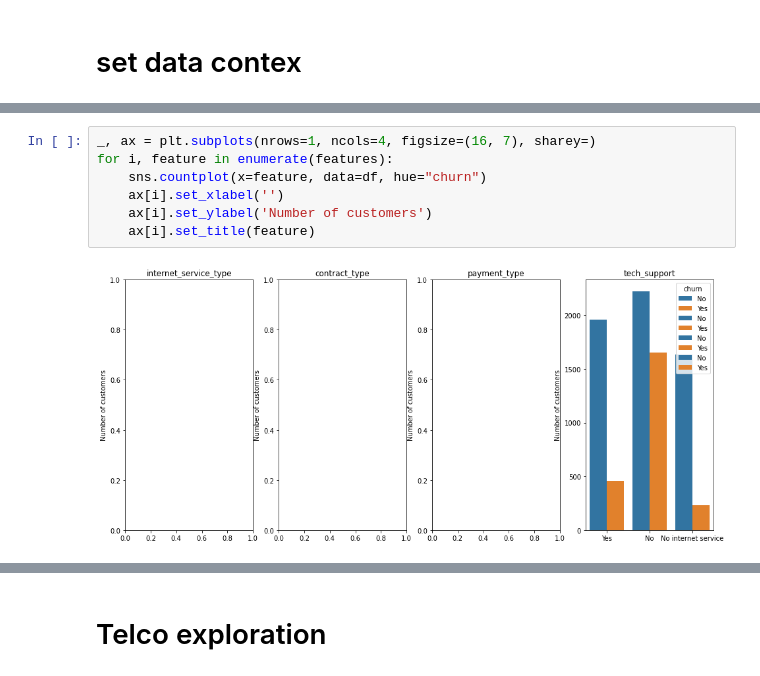
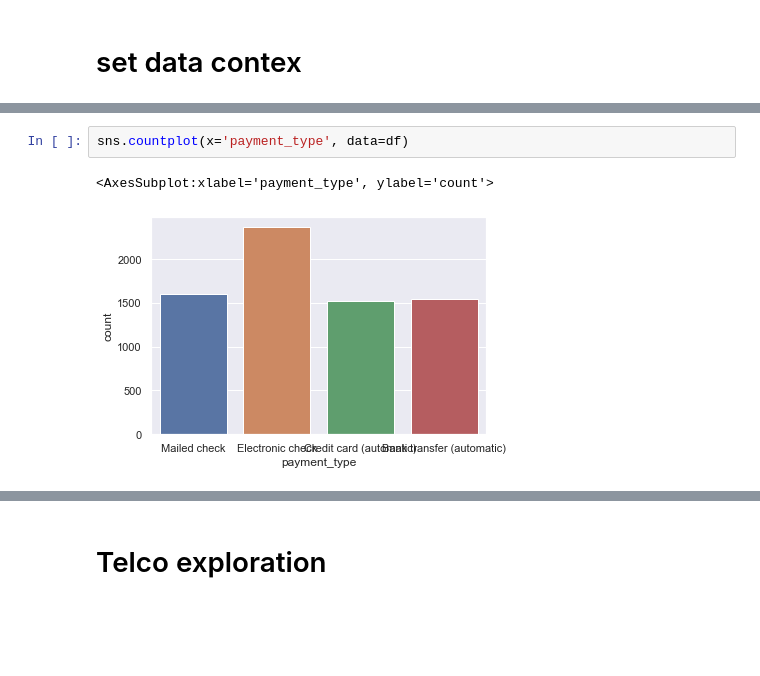
Before and after one commit to GladyBarrios/Telco_Classification_Project, a Jupyter notebook: scratch_pad_Telco.ipynb, the cells around one changed output, grey strips where cells are left out. Cells and saved outputs as stored; diff of their text form; blank space fills up the shorter version.

```diff
--- a/scratch_pad_Telco.ipynb
+++ b/scratch_pad_Telco.ipynb
@@ -132,12 +145,8 @@ list(enumerate(features))
-# %%
-_, ax = plt.subplots(nrows=1, ncols=4, figsize=(16, 7), sharey=)
-for i, feature in enumerate(features):
-    sns.countplot(x=feature, data=df, hue="churn")
-    ax[i].set_xlabel('')
-    ax[i].set_ylabel('Number of customers')
-    ax[i].set_title(feature)
-# %% [output]
-[figure, removed]
+# %%
+sns.countplot(x='payment_type', data=df)
+# %% [output]
+<AxesSubplot:xlabel='payment_type', ylabel='count'>
+[figure, added]
 # %%
 sns.countplot(x='internet_service_type', data=df)
 # %% [output]
```
Also changed, not shown: parts of 101 cells of this notebook.
